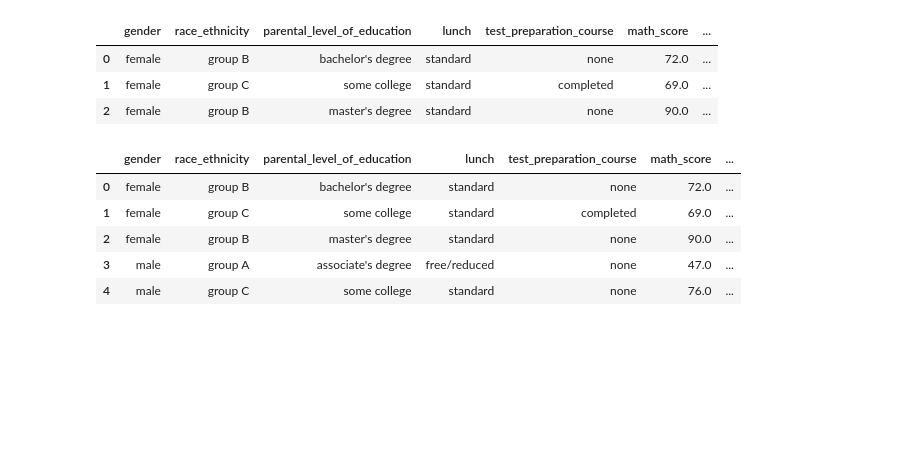
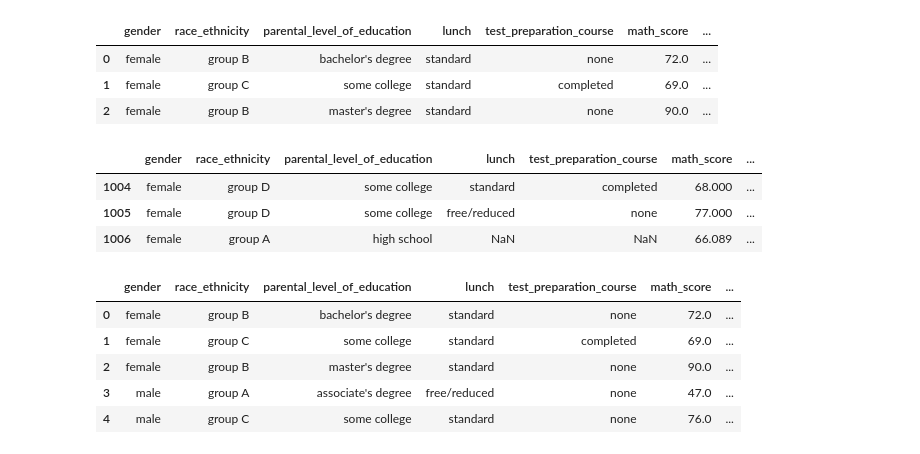
Before and after one commit to rukangu/info2000fa24Classwork, a Jupyter notebook: pandas/pandas_student_weather_analysis_grouping.ipynb, the cells around one changed output. Cells and saved outputs as stored; diff of their text form; code cells hidden in the pictures; blank space fills up the shorter version.

```diff
--- a/pandas/pandas_student_weather_analysis_grouping.ipynb
+++ b/pandas/pandas_student_weather_analysis_grouping.ipynb
@@ -282,6 +363,13 @@ df.head(3)
 | 0 | female | group B | bachelor's degree | standard | none | 72.0 | ... |
 | 1 | female | group C | some college | standard | completed | 69.0 | ... |
 | 2 | female | group B | master's degree | standard | none | 90.0 | ... |
+# %%
+df.tail(3)
+# %% [output]
+|  | gender | race_ethnicity | parental_level_of_education | lunch | test_preparation_course | math_score | ... |
+| 1004 | female | group D | some college | standard | completed | 68.000 | ... |
+| 1005 | female | group D | some college | free/reduced | none | 77.000 | ... |
+| 1006 | female | group A | high school | NaN | NaN | 66.089 | ... |
 # %%
 # assign grades on average score:
 
```
Also changed, not shown: parts of 25 cells of this notebook, 3 other files.
